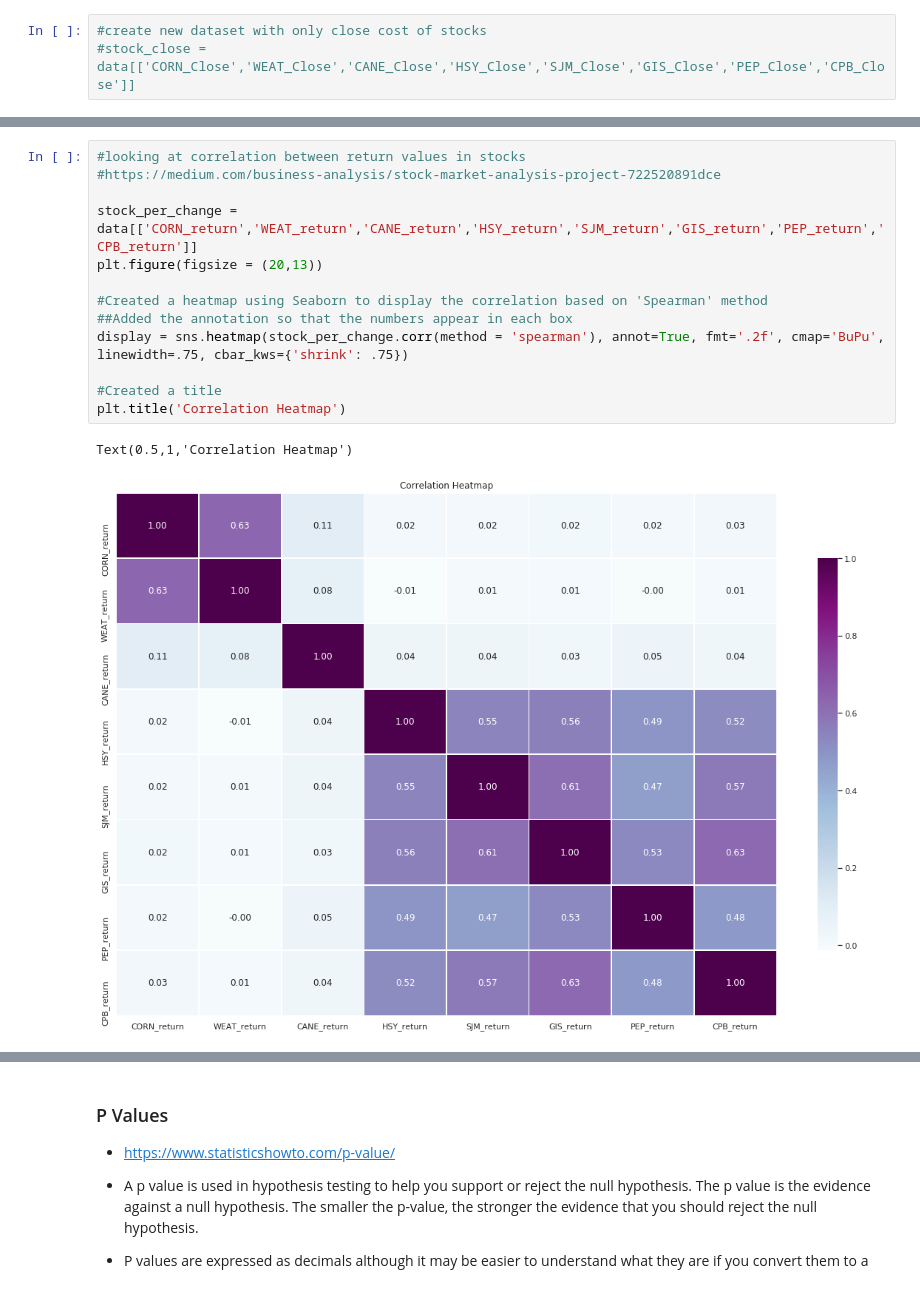
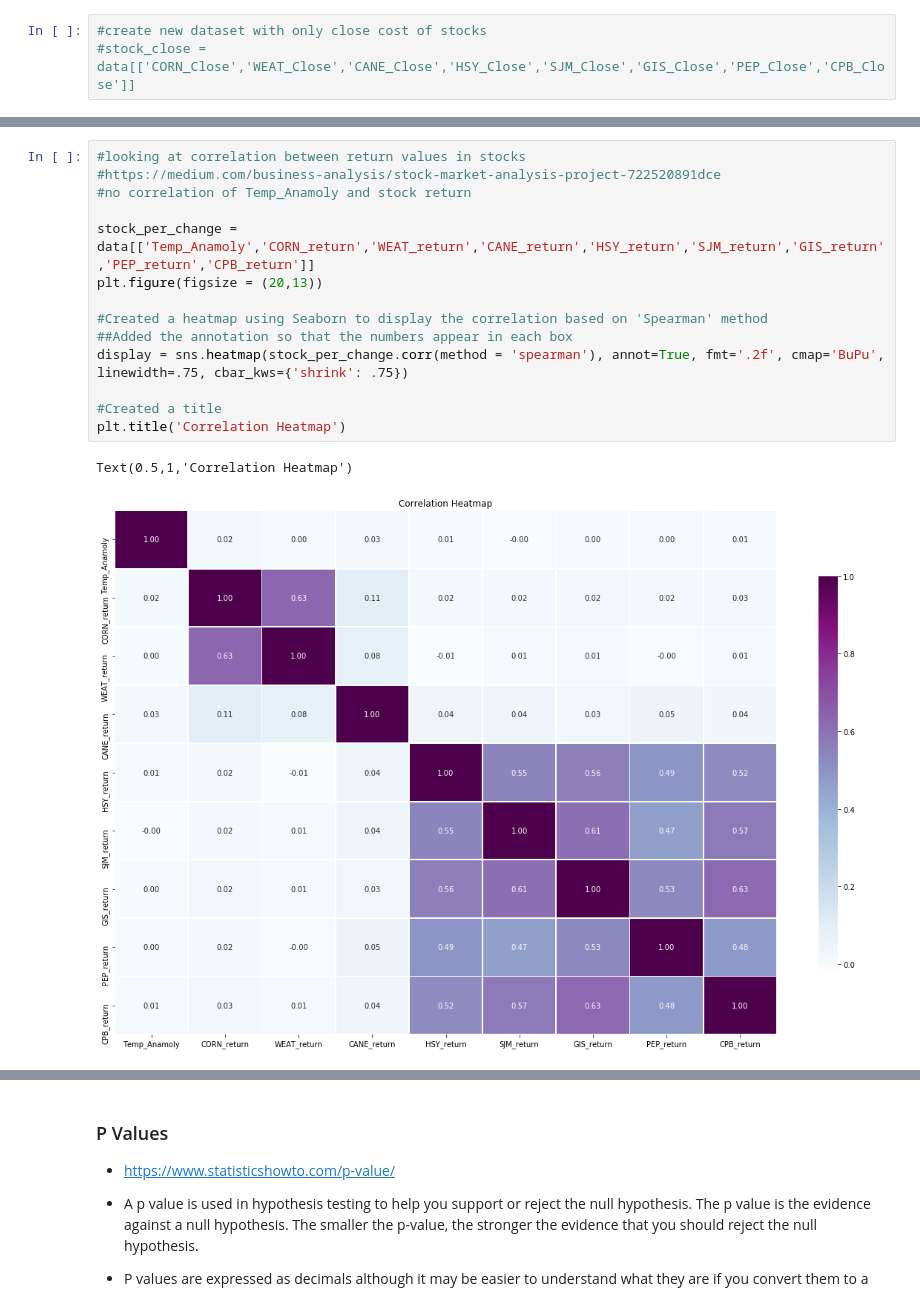
Before and after one commit to megankuscsik/Capstone-Project, a Jupyter notebook: EDA_Stats.ipynb, the cells around one changed output, grey strips where cells are left out. Saved outputs shown, nothing was run; the diff lists cells and outputs as text.

```diff
--- a/EDA_Stats.ipynb
+++ b/EDA_Stats.ipynb
@@ -72,16 +81,17 @@ data.head()
 # %%
 #looking at correlation between return values in stocks
 #https://medium.com/business-analysis/stock-market-analysis-project-722520891dce
+#no correlation of Temp_Anamoly and stock return
 
-stock_per_change = data[['CORN_return','WEAT_return','CANE_return','HSY_return','SJM_return','GIS_return','PEP_return','CPB_return']]
+stock_per_change = data[['Temp_Anamoly','CORN_return','WEAT_return','CANE_return','HSY_return','SJM_return','GIS_return','PEP_return','CPB_return']]
 plt.figure(figsize = (20,13))
 
 #Created a heatmap using Seaborn to display the correlation based on 'Spearman' method
 ##Added the annotation so that the numbers appear in each box
 display = sns.heatmap(stock_per_change.corr(method = 'spearman'), annot=True, fmt='.2f', cmap='BuPu', linewidth=.75, cbar_kws={'shrink': .75})
 
 #Created a title
 plt.title('Correlation Heatmap')
 # %% [output]
 Text(0.5,1,'Correlation Heatmap')
-[figure, old version]
+[figure, new version]
```
Also changed, not shown: parts of 14 cells of this notebook.
